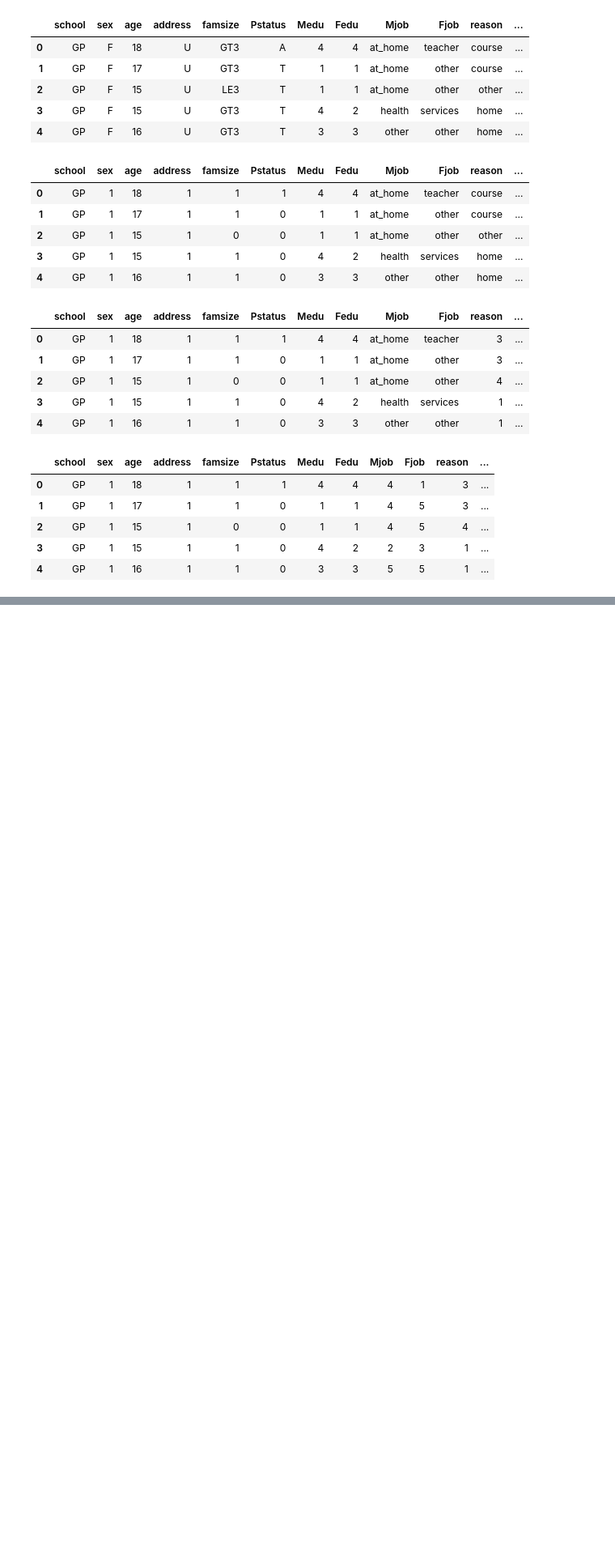
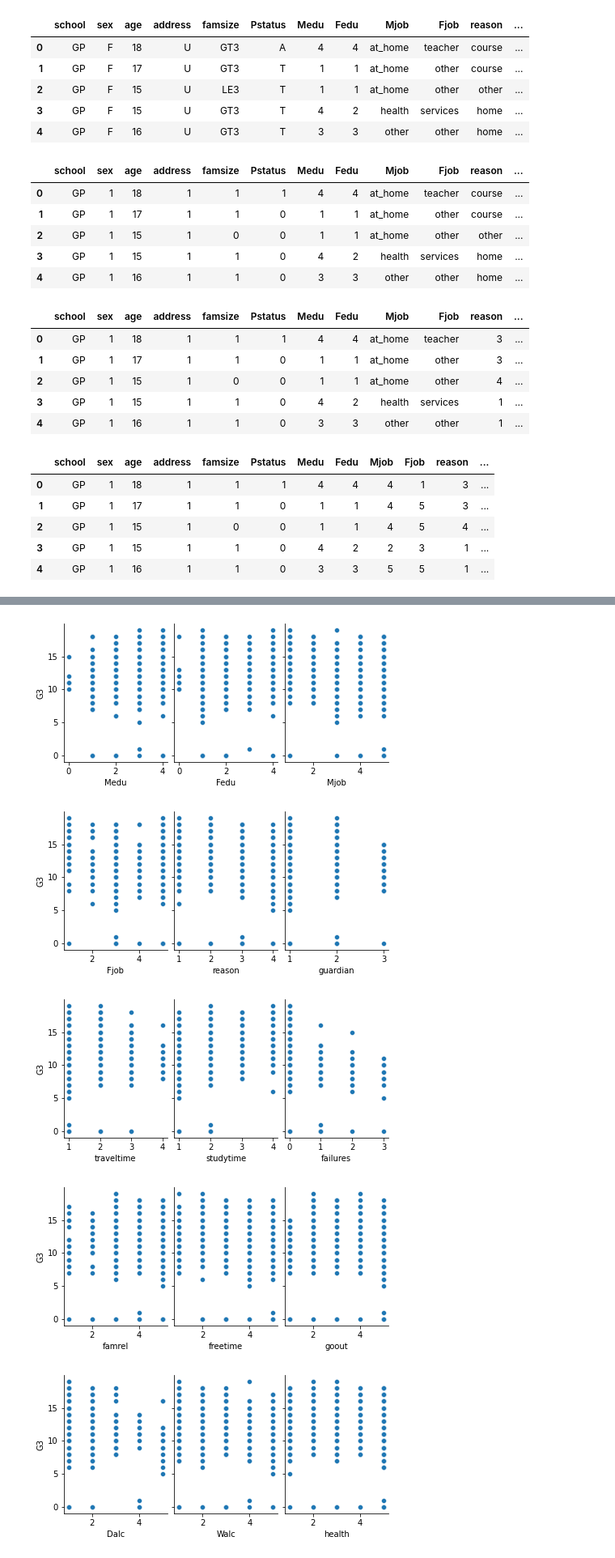
Before and after one commit to erwinleonardy/machine-learning, a Jupyter notebook: student/bayu/bayu-student-portugese.ipynb, the cells around one changed output, grey strips where cells are left out. Shown: that part at 81% size. Saved outputs shown, nothing was run; the diff lists cells and outputs as text; code cells hidden in the pictures; blank space fills up the shorter version.

```diff
--- a/student/bayu/bayu-student-portugese.ipynb
+++ b/student/bayu/bayu-student-portugese.ipynb
@@ -203,0 +244,8 @@ filtered_more_than_2_values_data = copy_data.filter(["Medu","Fedu","Mjob","Fjob"
+# %%
+plot_feature_target(filtered_more_than_2_values_data,["Medu","Fedu","Mjob","Fjob","reason","guardian","traveltime","studytime","failures","famrel","freetime","goout","Dalc","Walc","health"])
+# %% [output]
+[figure, added]
+[figure, added]
+[figure, added]
+[figure, added]
+[figure, added]
```
Also changed, not shown: parts of 26 cells of this notebook.
